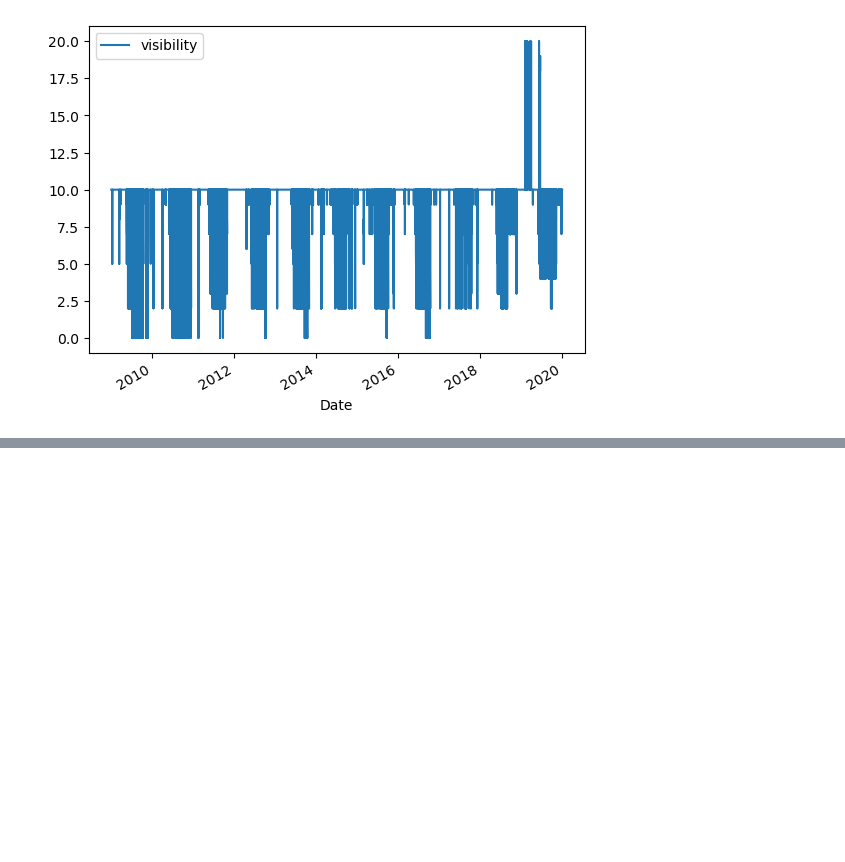
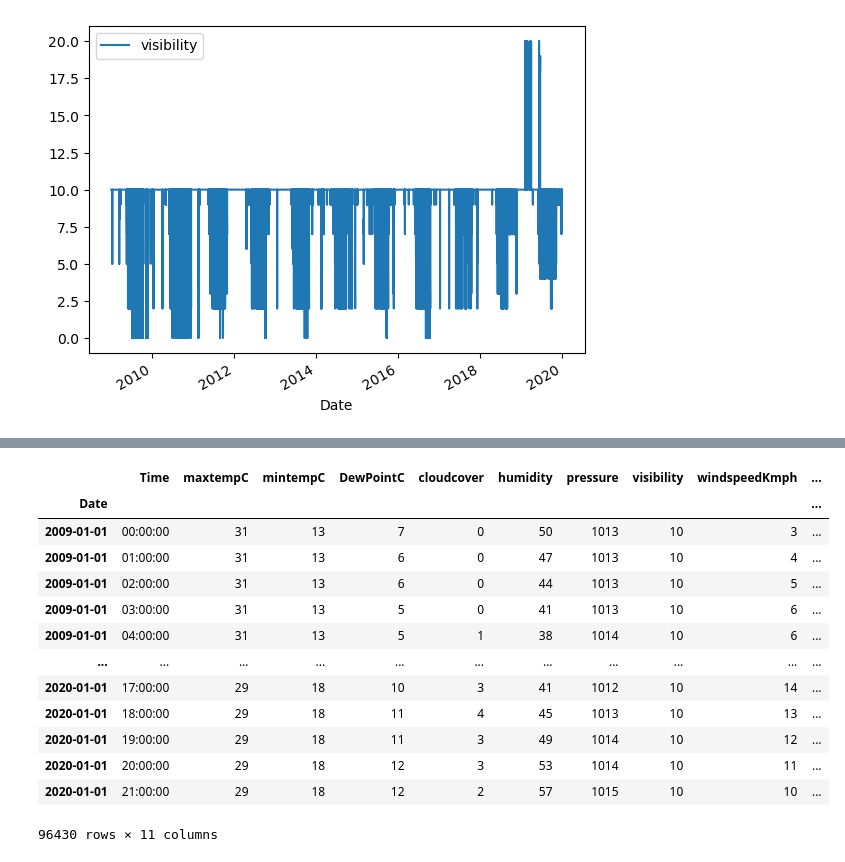
Before and after one commit to Jaynila077/Pune-Weather-Data-Analysis, a Jupyter notebook: Pune-weather-data.ipynb, the cells around one changed output, grey strips where cells are left out. Cells and saved outputs as stored; diff of their text form; code cells hidden in the pictures; blank space fills up the shorter version.

```diff
--- a/Pune-weather-data.ipynb
+++ b/Pune-weather-data.ipynb
@@ -236,0 +233,3 @@ TypeError: Must provide 'func' or tuples of '(column, aggfunc).
+# %%
+wt["target"] = wt.shift(-1)["precipMM"]
+wt
@@ -236,0 +251,18 @@ TypeError: Must provide 'func' or tuples of '(column, aggfunc).
+# %%
+wt = wt.iloc[:-1,:].copy()
+wt
+# %% [output]
+|  | Time | maxtempC | mintempC | DewPointC | cloudcover | humidity | pressure | visibility | windspeedKmph | ... |
+| Date |  |  |  |  |  |  |  |  |  | ... |
+| 2009-01-01 | 00:00:00 | 31 | 13 | 7 | 0 | 50 | 1013 | 10 | 3 | ... |
+| 2009-01-01 | 01:00:00 | 31 | 13 | 6 | 0 | 47 | 1013 | 10 | 4 | ... |
+| 2009-01-01 | 02:00:00 | 31 | 13 | 6 | 0 | 44 | 1013 | 10 | 5 | ... |
+| 2009-01-01 | 03:00:00 | 31 | 13 | 5 | 0 | 41 | 1013 | 10 | 6 | ... |
+| 2009-01-01 | 04:00:00 | 31 | 13 | 5 | 1 | 38 | 1014 | 10 | 6 | ... |
+| ... | ... | ... | ... | ... | ... | ... | ... | ... | ... | ... |
+| 2020-01-01 | 17:00:00 | 29 | 18 | 10 | 3 | 41 | 1012 | 10 | 14 | ... |
+| 2020-01-01 | 18:00:00 | 29 | 18 | 11 | 4 | 45 | 1013 | 10 | 13 | ... |
+| 2020-01-01 | 19:00:00 | 29 | 18 | 11 | 3 | 49 | 1014 | 10 | 12 | ... |
+| 2020-01-01 | 20:00:00 | 29 | 18 | 12 | 3 | 53 | 1014 | 10 | 11 | ... |
+| 2020-01-01 | 21:00:00 | 29 | 18 | 12 | 2 | 57 | 1015 | 10 | 10 | ... |
+96430 rows × 11 columns
```
Also changed, not shown: parts of 6 cells of this notebook.
